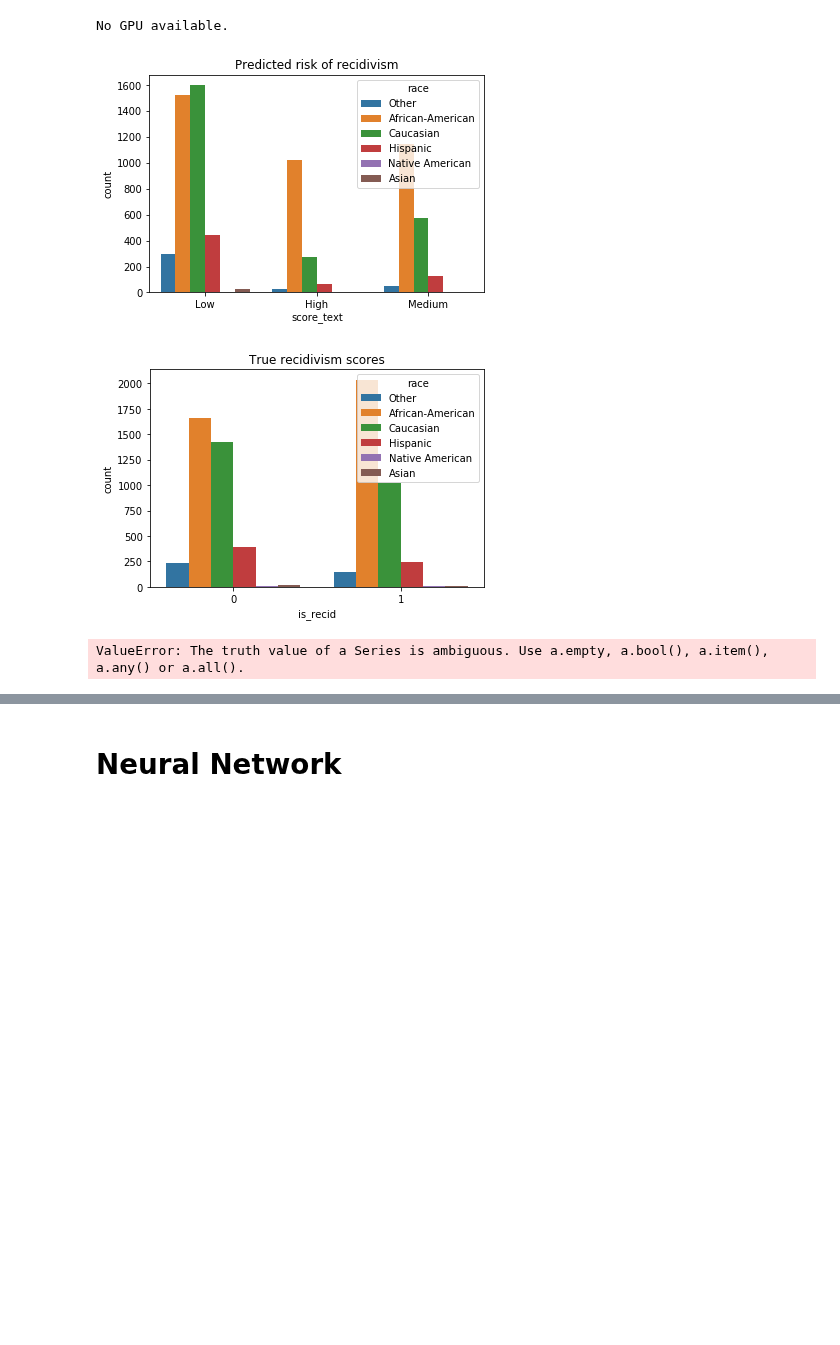
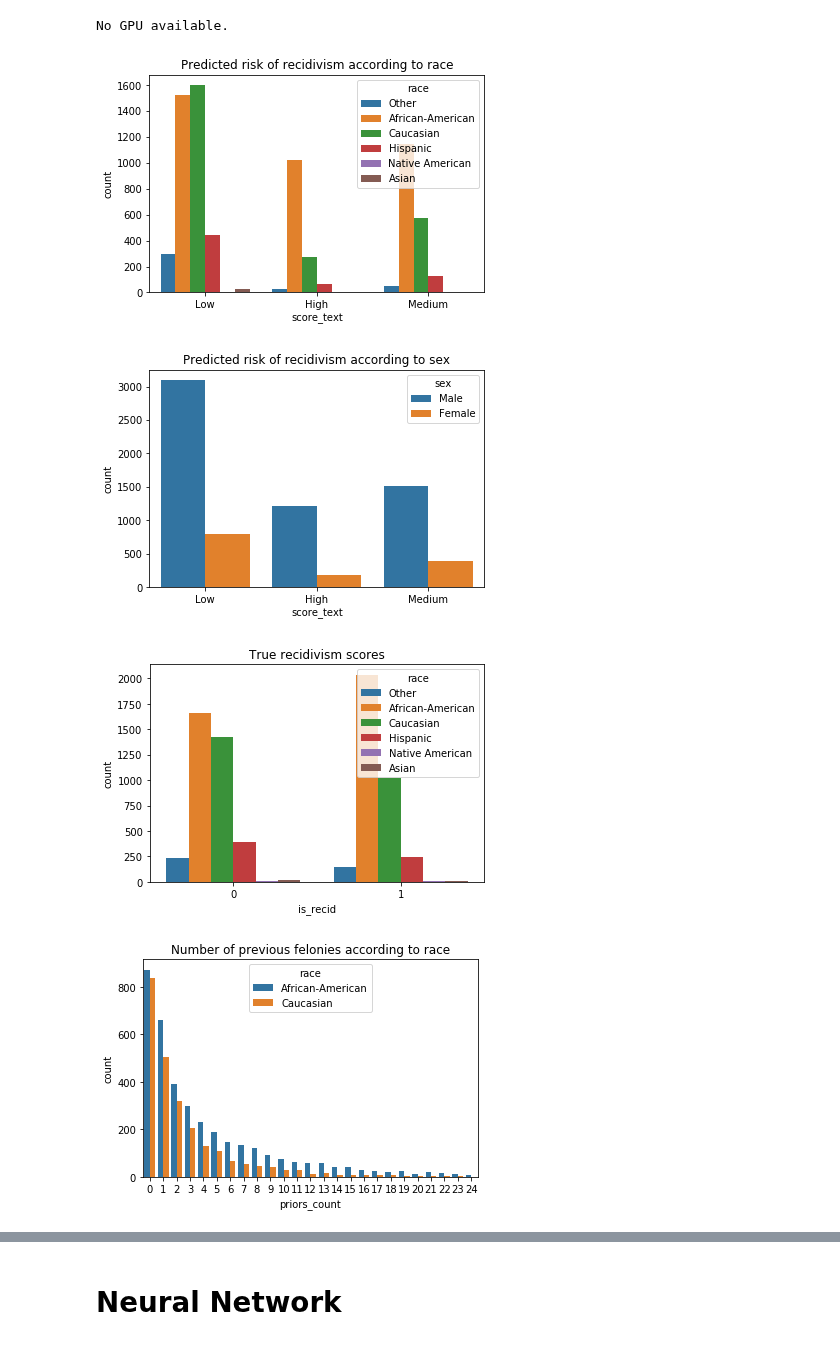
Before and after one commit to oskarwiese/fagprojekt, a Jupyter notebook: src/Classifier_notebook.ipynb, the cells around one changed output, grey strips where cells are left out. Cells and saved outputs as stored; diff of their text form; code cells hidden in the pictures; blank space fills up the shorter version.

Commit message:
MORE PLOTS

```diff
--- a/src/Classifier_notebook.ipynb
+++ b/src/Classifier_notebook.ipynb
@@ -56,28 +56,45 @@ No GPU available.
 # %%
 def is_plot():
 
-    path = r"C:\Users\ejer\Desktop\Fagprojekt\fagprojekt\Billeder"
+    path = r"C:\Users\ejer\Desktop\Fagprojekt\fagprojekt\report\imgs"
 
-    pred_plot = sb.countplot(x = "score_text", hue = "race", data = data)
-    pred_plot.set_title("Predicted risk of recidivism")
-    pred_plot.figure.savefig(path + "\\predicted_recid.png")
+    pred_plot_race = sb.countplot(x = "score_text", hue = "race", data = data)
+    pred_plot_race.set_title("Predicted risk of recidivism according to race")
+    pred_plot_race.figure.savefig(path + "\\predicted_recid_race.png")
+    plt.show()
+
+    pred_plot_sex = sb.countplot(x = "score_text", hue = "sex", data = data)
+    pred_plot_sex.set_title("Predicted risk of recidivism according to sex")
+    pred_plot_sex.figure.savefig(path + "\\predicted_recid_sex.png")
     plt.show()
 
     true_plot = sb.countplot(x = "is_recid", hue = "race", data = data)
     true_plot.set_title("True recidivism scores")
     true_plot.figure.savefig(path + "\\true_recid.png")
     plt.show()
 
-    #np.any((data["race"] == "African-American", data["race"] == "Caucasian"))
-    df = data[np.any(data["race"] == "African-American" or data["race"] == "Caucasian")]
-    print(df)
-    priors_plot = sb.countplot(x = "priors_count", hue = "race", data = data)
-    priors_plot.set_title("True recidivism scores")
+    df = data[(data["race"] == "African-American") | (data["race"] == "Caucasian")]
+    df = df[df["priors_count"] < 25]
+
+    priors_plot = sb.countplot(x = "priors_count", hue = "race", data = df)
+    priors_plot.set_title("Number of previous felonies according to race")
     priors_plot.figure.savefig(path + "\\proirs.png")
     plt.show()
 
+    c_charge_degree = sb.countplot(x = "c_charge_degree", hue = "race", data = df)
+    c_charge_degree.set_title("Severity of the crimes for each race")
+    c_charge_degree.figure.savefig(path + "\\c_charge_degree.png")
+    plt.show()
+
+    c_charge_degree = sb.countplot(x = "score_text", hue = "c_charge_degree", data = df)
+    c_charge_degree.set_title("Relation between crime severity and predicted recidivism")
+    c_charge_degree.figure.savefig(path + "\\charge_degree_score.png")
+    plt.show()
+
+
 is_plot()
 # %% [output]
-[figure, old version]
+[figure, new version]
-[figure, old version]
+[figure, new version]
-ValueError: The truth value of a Series is ambiguous. Use a.empty, a.bool(), a.item(), a.any() or a.all().
+[figure, added]
+[figure, added]
```
Also changed, not shown: parts of 2 cells of this notebook, 6 other files.
